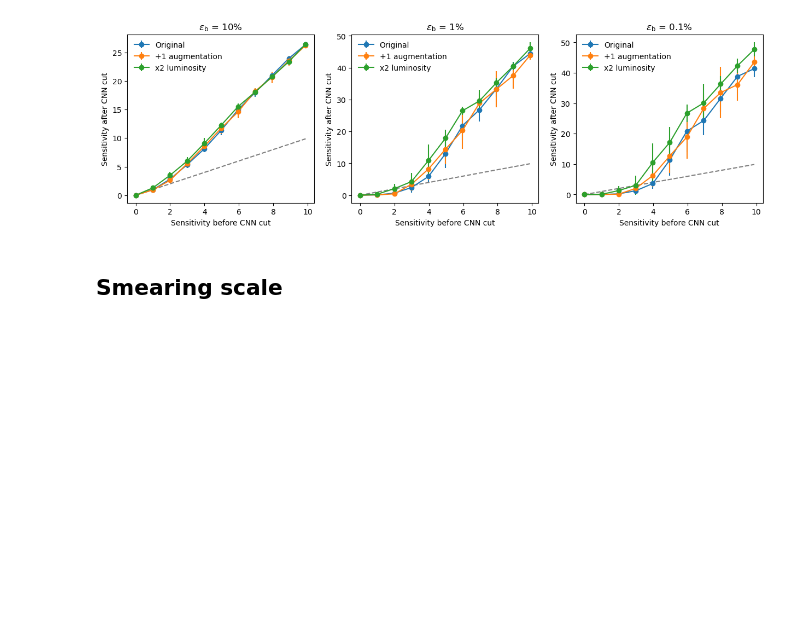
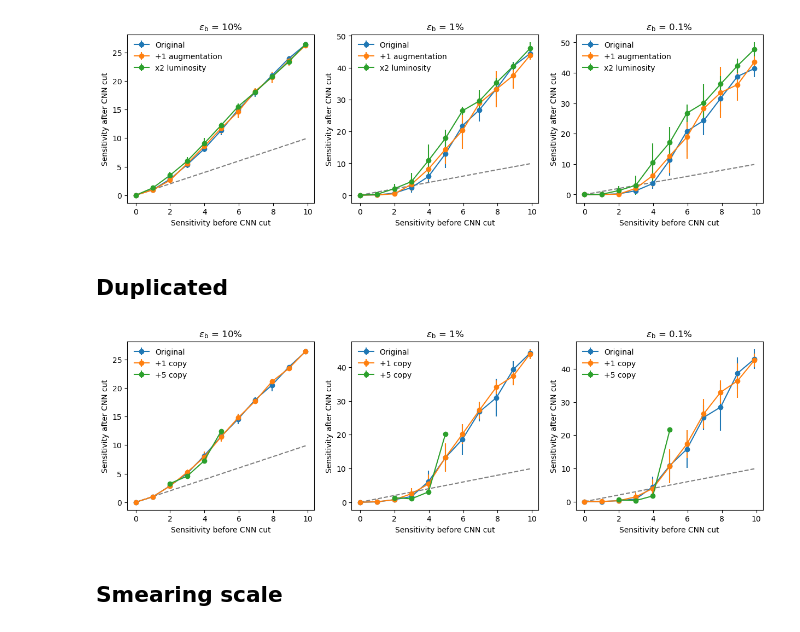
Before and after one commit to r10222035/data_augmentation, a Jupyter notebook: CNN/CNN_selection.ipynb, the cells around one changed output. Saved outputs shown, nothing was run; the diff lists cells and outputs as text; code cells hidden in the pictures; blank space fills up the shorter version.

```diff
--- a/CNN/CNN_selection.ipynb
+++ b/CNN/CNN_selection.ipynb
@@ -132,6 +132,36 @@ plt.savefig('../figures/HVmodel_sensitivity_improvement_origin_aug_1_x2_split_va
 plt.show()
 # %% [output]
 [figure]
+# %% [markdown]
+## Duplicated
+# %%
+sensitivities_origin, stds_origin = get_realistic_sensitivity_and_std('SB_{:.1f}_25x25')
+sensitivities_copy_1, stds_copy_1 = get_realistic_sensitivity_and_std('SB_{:.1f}_copy_1_25x25')
+sensitivities_copy_5, stds_copy_5 = get_realistic_sensitivity_and_std('SB_{:.1f}_copy_5_25x25')
+
+sensitivities = convert_to_realistic_sensitivity(np.arange(11), nB=n_bkg_in_SR)
+
+fig, ax = plt.subplots(1, 3, figsize=(15,4))
+
+titles = ['$\epsilon_\mathrm{b}$ = 10%', '$\epsilon_\mathrm{b}$ = 1%', '$\epsilon_\mathrm{b}$ = 0.1%']
+for i in range(3):
+
+    ax[i].errorbar(sensitivities, sensitivities_origin[i], yerr=stds_origin[i], marker='o', label='Original')
+    ax[i].errorbar(sensitivities, sensitivities_copy_1[i], yerr=stds_copy_1[i], marker='o', label='+1 copy')
+    ax[i].errorbar(sensitivities, sensitivities_copy_5[i], yerr=stds_copy_5[i], marker='o', label='+5 copy')
+
+    ax[i].plot(sensitivities, sensitivities, '--', color='grey')
+
+    ax[i].set_title(titles[i])
+    ax[i].set_xlabel('Sensitivity before CNN cut')
+    ax[i].set_ylabel('Sensitivity after CNN cut')
+
+    ax[i].legend(frameon=False, loc='upper left')
+
+# plt.savefig('../figures/HVmodel_sensitivity_improvement_origin_aug_1_x2_split_val_res_25.pdf', dpi=300, facecolor='White', bbox_inches='tight')
+plt.show()
+# %% [output]
+[figure, added]
 # %% [markdown]
 ## Smearing scale
 # %%
```
Also changed, not shown: parts of 4 cells of this notebook, 3 other files.
